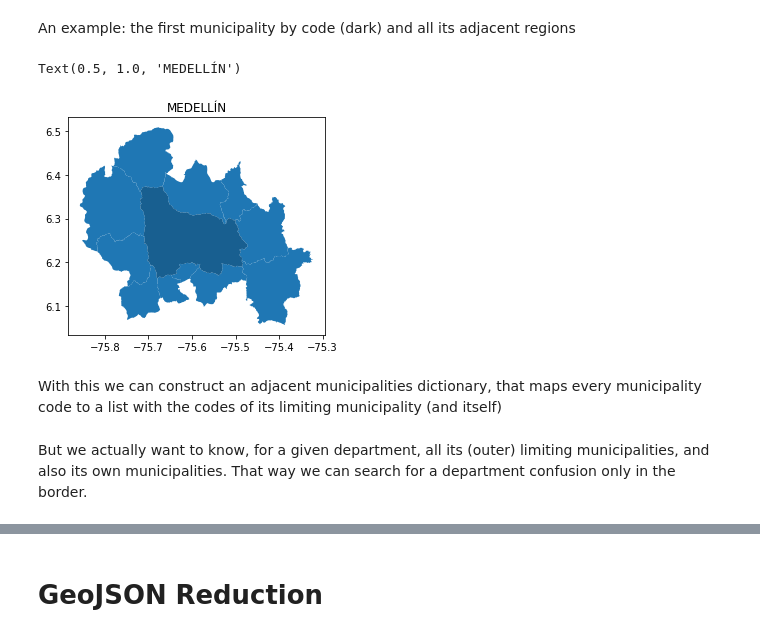
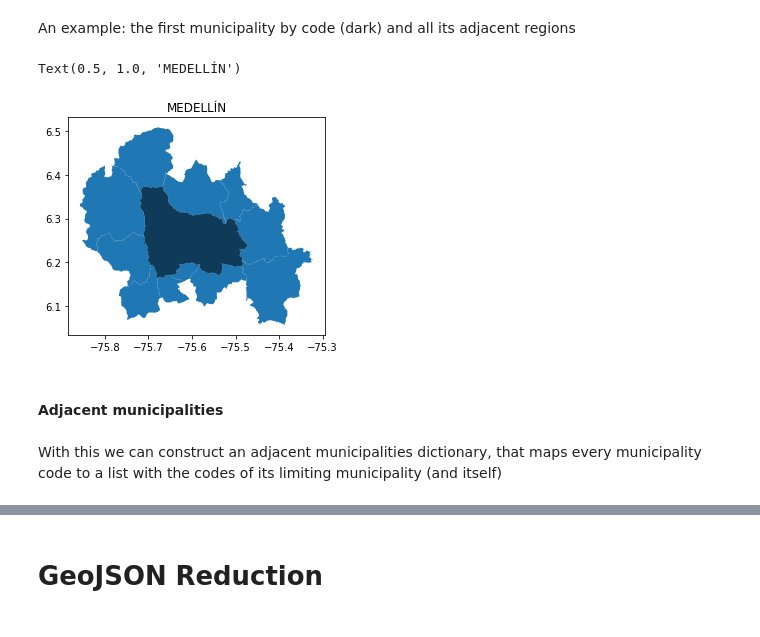
Before and after one commit to carloscp3009/DS4A, a Jupyter notebook: data/geo/geo_adjacency_and_reduction.ipynb, the cells around one changed output, grey strips where cells are left out. Drawn from its saved outputs; the diff is of its cells as text; code cells hidden in the pictures.

```diff
--- a/data/geo/geo_adjacency_and_reduction.ipynb
+++ b/data/geo/geo_adjacency_and_reduction.ipynb
@@ -59,7 +59,7 @@ geo = geo.drop(["VERSION","Shape_Leng","Shape_Area"],axis=1)
 geo = geo.rename(columns={
     'DPTO_CCDGO':"ID_DEP",
     'MPIO_CCDGO':"ID_MUN",
-    'MPIO_CNMBR':"NOMBRE_MUN",
+    'MPIO_CNMBR':"municipio",
     'MPIO_CDPMP':"ID"
 })
 
@@ -138,16 +138,16 @@ for i,mun in tqdm(geo.iterrows(),total=len(geo)):
 An example: the first municipality by code (dark) and all its adjacent regions
 # %%
 ad = geo.loc[geo.loc['05001'].adjacent].plot(ax=plt.gca())
-own = geo.loc[['05001']].plot(ax=plt.gca(),color='k',alpha=0.2)
-plt.title(geo.loc['05001',"NOMBRE_MUN"])
+own = geo.loc[['05001']].plot(ax=plt.gca(),color='k',alpha=0.5)
+plt.title(geo.loc['05001',"municipio"])
 # %% [output]
 Text(0.5, 1.0, 'MEDELLÍN')
-[figure, old version]
+[figure, new version]
+# %% [markdown]
+#### Adjacent municipalities
 # %% [markdown]
 With this we can construct an adjacent municipalities dictionary, that maps every municipality code to a list with the codes of its limiting municipality (and itself)
 # %%
 adjacent_mun = geo.adjacent.to_dict()
 with open("adjacent_municipalities.json","w") as file:
     json.dump(adjacent_mun,file)
-# %% [markdown]
-But we actually want to know, for a given department, all its (outer) limiting municipalities, and also its own municipalities. That way we can search for a department confusion only in the border.
```
Also changed, not shown: parts of 23 cells of this notebook, 14 other files.
